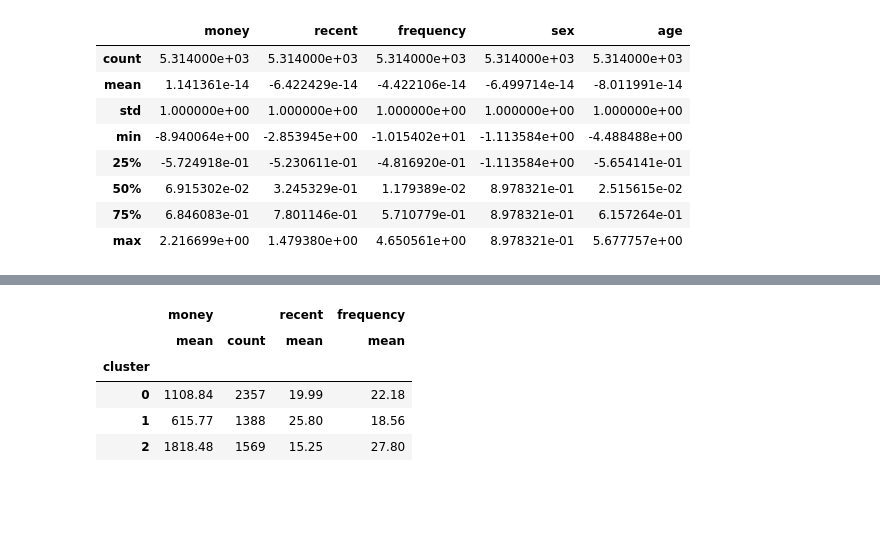
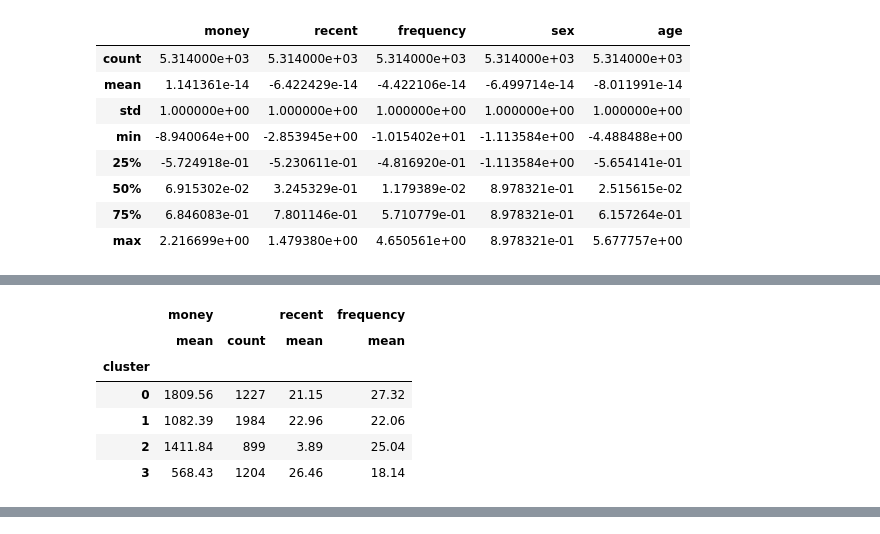
Before and after one commit to greatofdream/bigdata, a Jupyter notebook: kernelKmeans.ipynb, the cells around one changed output, grey strips where cells are left out. Drawn from its saved outputs; the diff is of its cells as text; code cells hidden in the pictures; blank space fills up the shorter version.

```diff
--- a/kernelKmeans.ipynb
+++ b/kernelKmeans.ipynb
@@ -83,4 +83,4 @@ clusterNum = 4
 model = KernelKMeans(n_clusters = clusterNum, max_iter=100,kernel=lambda X: pairwise.rbf_kernel(X, gamma=0.1))
 cluster_labels = model.fit_predict(rfm_log_zs)
 rfm_kn = rfmMoreCut.assign(cluster = cluster_labels)
-rfm_kn.groupby('cluster').agg({'money':['mean','count'], 'recent':'mean','frequency':'mean'}).round(2)
+rfm_kn_describe=rfm_kn.groupby('cluster').agg({'money':['mean','count'], 'recent':'mean','frequency':'mean'}).round(2)
@@ -95,3 +108,13 @@ rfm_kn.groupby('cluster').agg({'money':['mean','count'], 'recent':'mean','freque
+# %%
+rfm_kn_describe
+# %% [output]
+|  | money |  | recent | frequency |
+|  | mean | count | mean | mean |
+| cluster |  |  |  |  |
+| 0 | 1809.56 | 1227 | 21.15 | 27.32 |
+| 1 | 1082.39 | 1984 | 22.96 | 22.06 |
+| 2 | 1411.84 | 899 | 3.89 | 25.04 |
+| 3 | 568.43 | 1204 | 26.46 | 18.14 |
 # %%
 %matplotlib notebook
 from mpl_toolkits.mplot3d import proj3d
@@ -117,14 +140,7 @@ clusterNum = 3
 model = KernelKMeans(n_clusters = clusterNum, max_iter=100,kernel=lambda X: pairwise.rbf_kernel(X, gamma=0.1))
 cluster_labels = model.fit_predict(rfm_log_zs)
 rfm_kn = rfmMoreCut.assign(cluster = cluster_labels)
-rfm_kn.groupby('cluster').agg({'money':['mean','count'], 'recent':'mean','frequency':'mean'}).round(2)
+rfm_kn_describe=rfm_kn.groupby('cluster').agg({'money':['mean','count'], 'recent':'mean','frequency':'mean'}).round(2)
-# %% [output]
-|  | money |  | recent | frequency |
-|  | mean | count | mean | mean |
-| cluster |  |  |  |  |
-| 0 | 1108.84 | 2357 | 19.99 | 22.18 |
-| 1 | 615.77 | 1388 | 25.80 | 18.56 |
-| 2 | 1818.48 | 1569 | 15.25 | 27.80 |
 # %%
 
 from mpl_toolkits.mplot3d import proj3d
```
Also changed, not shown: parts of 6 cells of this notebook, 5 other files.
